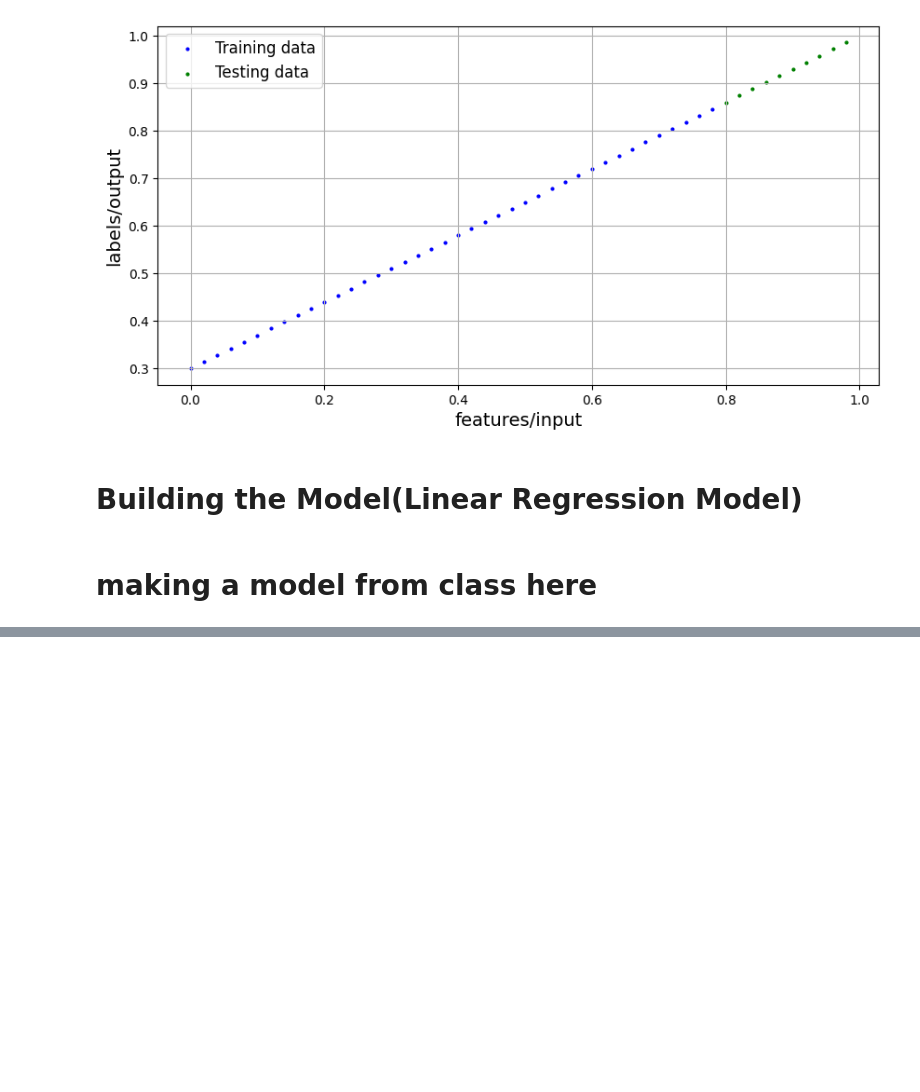
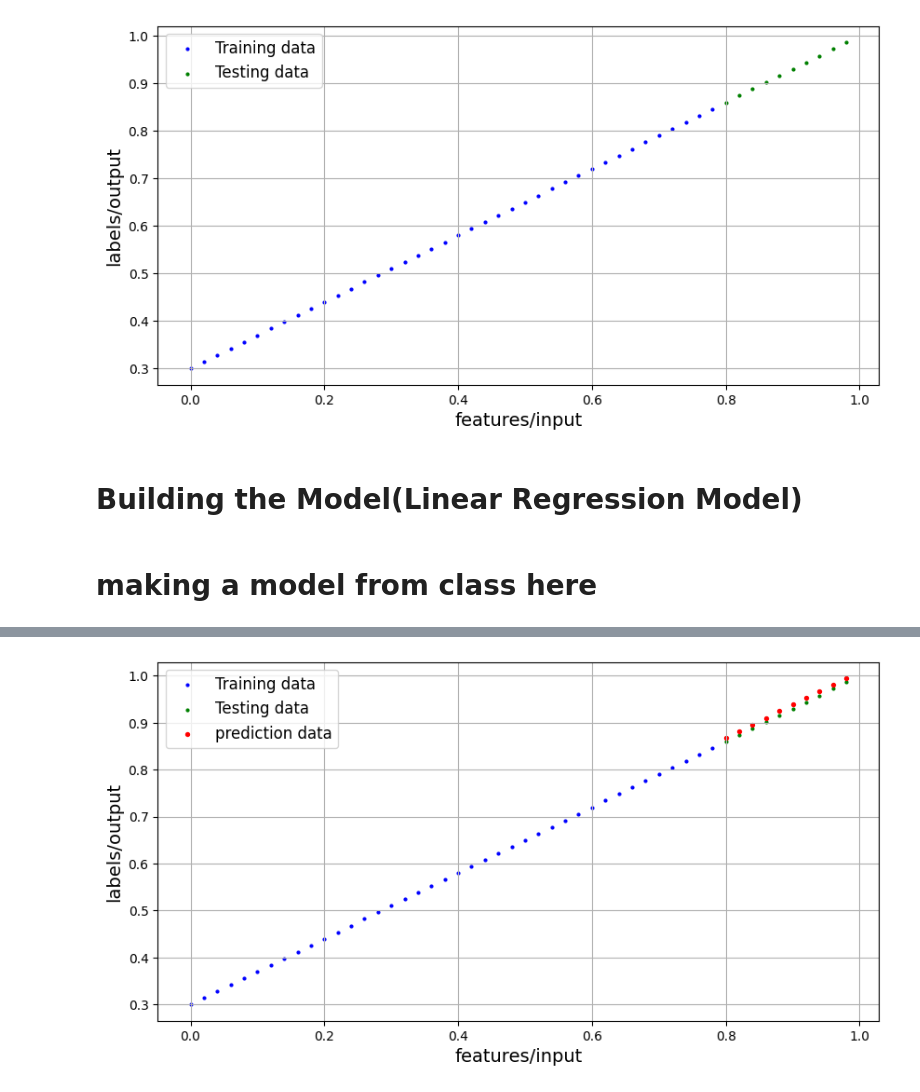
Before and after one commit to Nouman-wisal/pytorch, a Jupyter notebook: 01_pytorch_workflow_video.ipynb, the cells around one changed output, grey strips where cells are left out. Drawn from its saved outputs; the diff is of its cells as text; code cells hidden in the pictures; blank space fills up the shorter version.

```diff
--- a/01_pytorch_workflow_video.ipynb
+++ b/01_pytorch_workflow_video.ipynb
@@ -168,0 +196,8 @@ OrderedDict([('weight', tensor([0.3367])), ('bias', tensor([0.1288]))])
+# %%
+# setting up the loss function
+loss_func= nn.L1Loss()
+
+# setting up the optimizer
+optimizer= torch.optim.SGD(params=model_0.parameters(),
+                           lr=0.01)
+# optimzer will increase or decrease params (through learning rate lr "lr=0.01" which is set by us is called hyperParameter) checking which one will reduce the loss which is being measured by (MAE)nn.L1loss
@@ -168,0 +269,9 @@ OrderedDict([('weight', tensor([0.3367])), ('bias', tensor([0.1288]))])
+# %%
+# testingish with newly updated weights bias and less loss
+torch.manual_seed(40)
+with torch.inference_mode():
+  y_pred_new= model_0(x_test)
+
+plot_predictions(prediction=y_pred_new)
+# %% [output]
+[figure, added]
```
Also changed, not shown: parts of 11 cells of this notebook.
